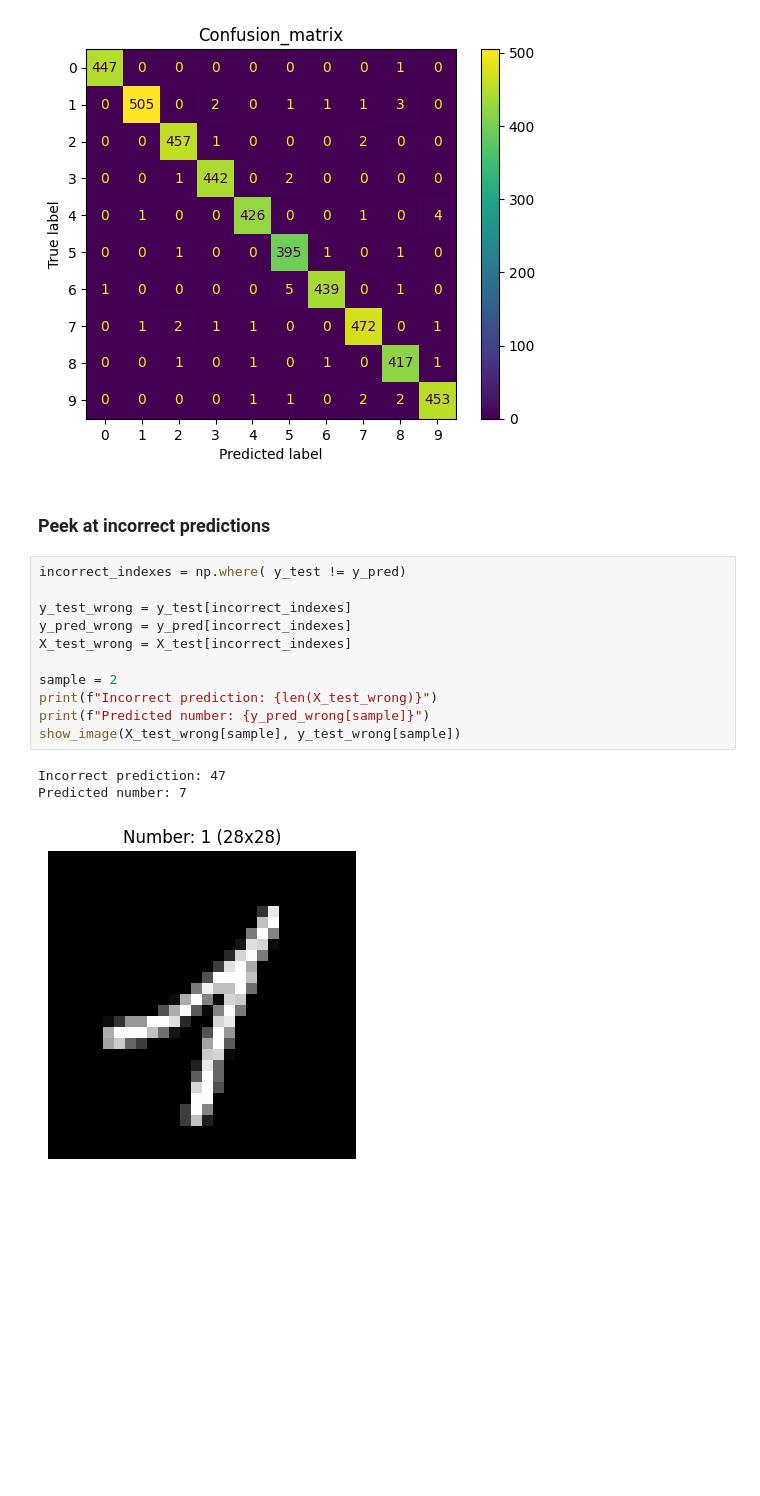
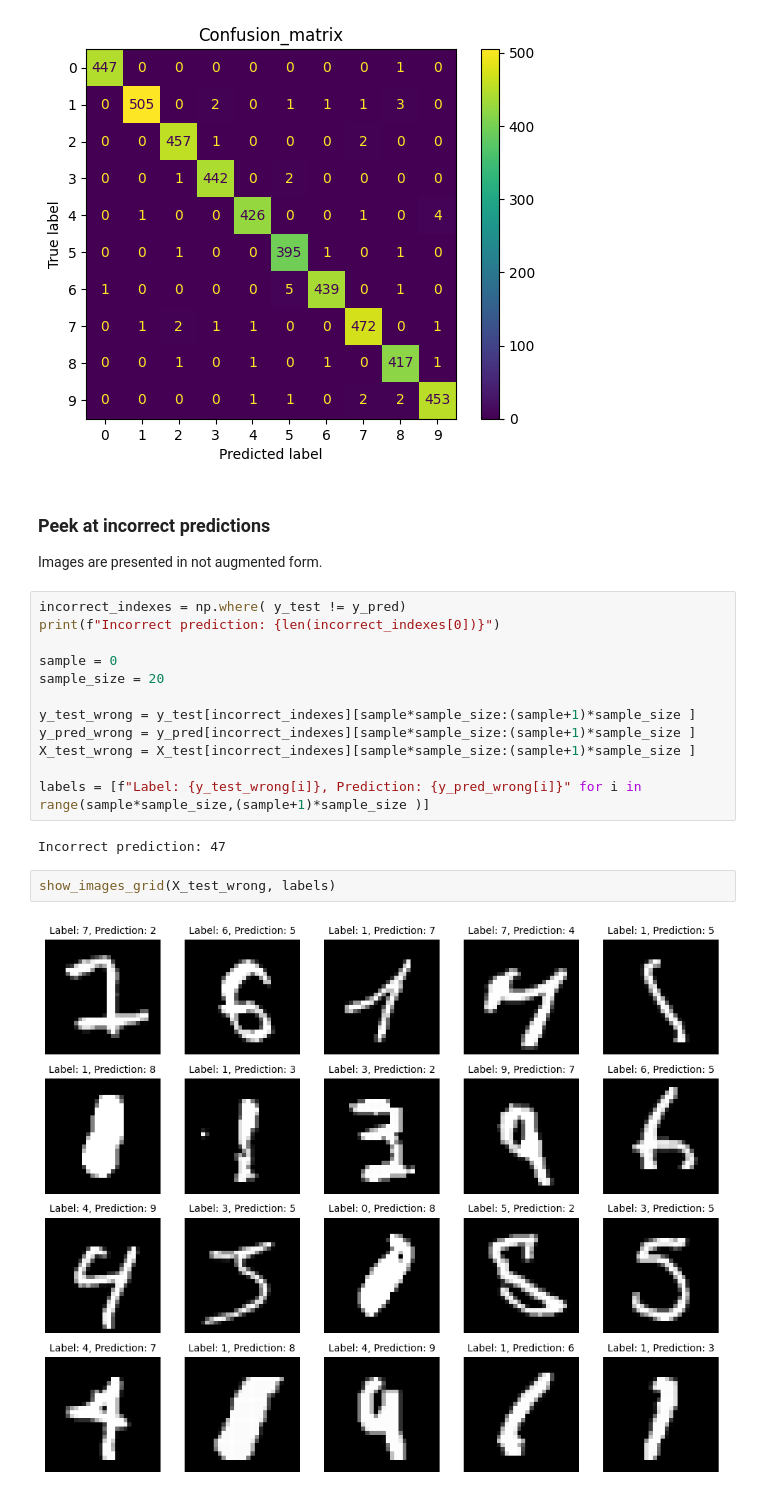
Before and after one commit to Arcus72/Image-Digit-Classification, a Jupyter notebook: main_analysis.ipynb, the cells around one changed output. Cells and saved outputs as stored; diff of their text form; blank space fills up the shorter version.

```diff
--- a/main_analysis.ipynb
+++ b/main_analysis.ipynb
@@ -279,18 +291,22 @@ plt.show()
 [figure]
 # %% [markdown]
 ### Peek at incorrect predictions
+Images are presented in not augmented form.
 # %%
 incorrect_indexes = np.where( y_test != y_pred)
+print(f"Incorrect prediction: {len(incorrect_indexes[0])}")
 
-y_test_wrong = y_test[incorrect_indexes]
-y_pred_wrong = y_pred[incorrect_indexes]
-X_test_wrong = X_test[incorrect_indexes]
+sample = 0
+sample_size = 20
 
-sample = 2
-print(f"Incorrect prediction: {len(X_test_wrong)}")
-print(f"Predicted number: {y_pred_wrong[sample]}")
-show_image(X_test_wrong[sample], y_test_wrong[sample])
+y_test_wrong = y_test[incorrect_indexes][sample*sample_size:(sample+1)*sample_size ]
+y_pred_wrong = y_pred[incorrect_indexes][sample*sample_size:(sample+1)*sample_size ]
+X_test_wrong = X_test[incorrect_indexes][sample*sample_size:(sample+1)*sample_size ]
+
+labels = [f"Label: {y_test_wrong[i]}, Prediction: {y_pred_wrong[i]}" for i in range(sample*sample_size,(sample+1)*sample_size )]
 # %% [output]
 Incorrect prediction: 47
-Predicted number: 7
-[figure, removed]
+# %%
+show_images_grid(X_test_wrong, labels)
+# %% [output]
+[figure, added]
```
Also changed, not shown: parts of 7 cells of this notebook, 1 other file.
